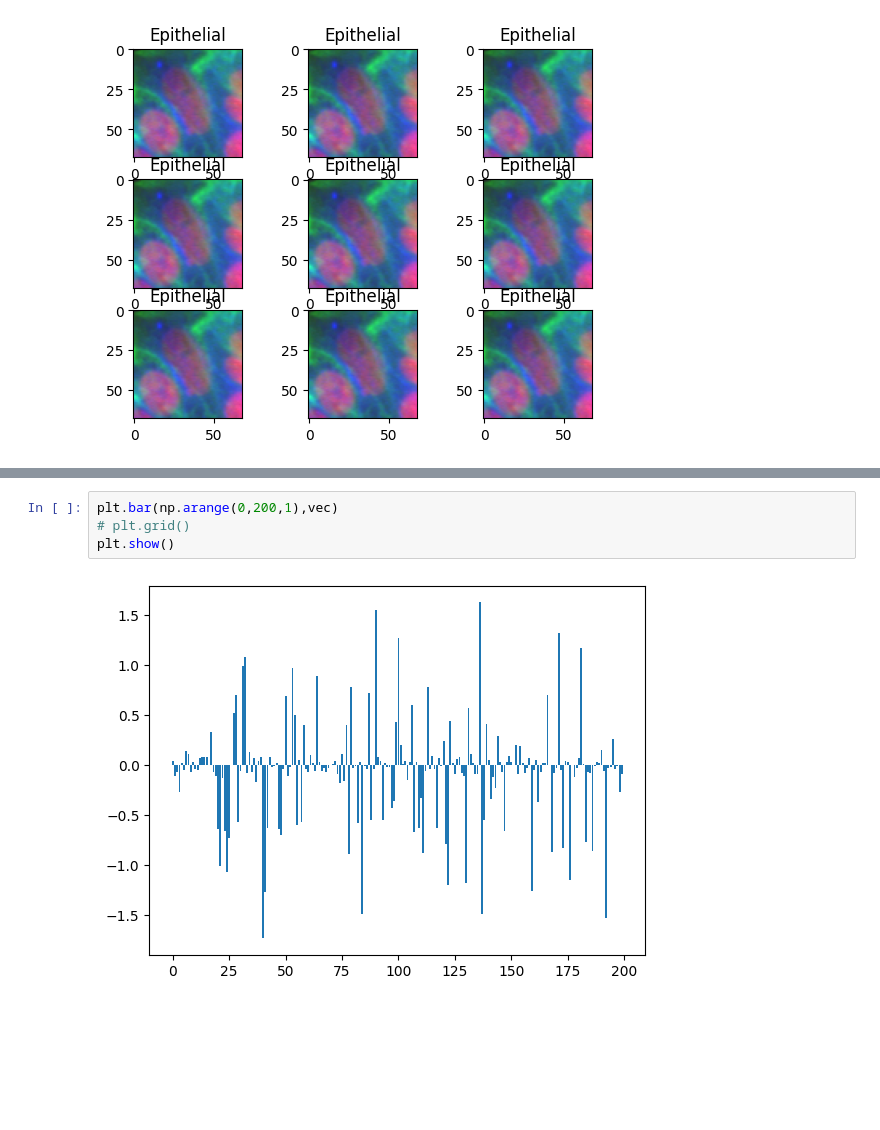
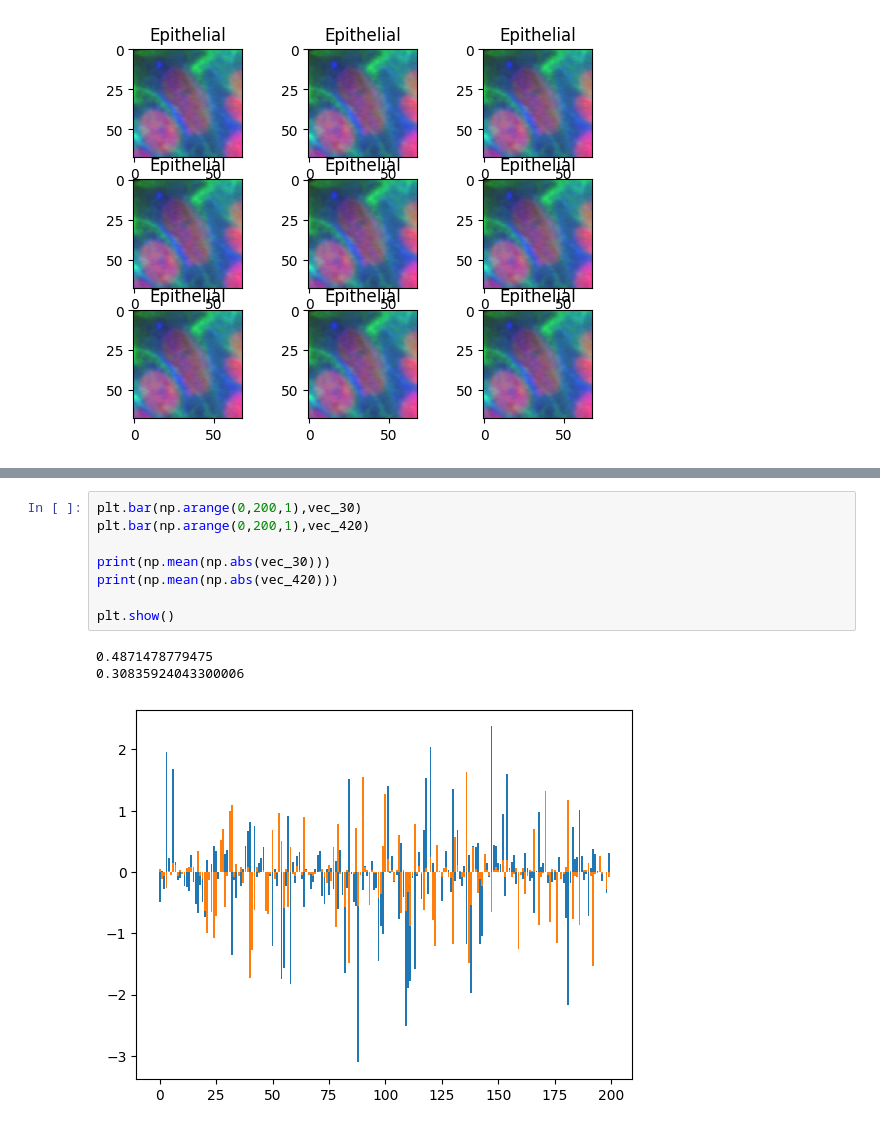
Before and after one commit to 02456-DeepLearning/SparseVAE-Cell-Images, a Jupyter notebook: src/viz.ipynb, the cells around one changed output, grey strips where cells are left out. Drawn from its saved outputs; the diff is of its cells as text; blank space fills up the shorter version.

```diff
--- a/src/viz.ipynb
+++ b/src/viz.ipynb
@@ -49,6 +50,12 @@ vec = np.array([0.044361472,-0.10677618,-0.06382878,-0.26618272,0.025728818,-0.0
 # %%
-plt.bar(np.arange(0,200,1),vec)
-# plt.grid()
+plt.bar(np.arange(0,200,1),vec_30)
+plt.bar(np.arange(0,200,1),vec_420)
+
+print(np.mean(np.abs(vec_30)))
+print(np.mean(np.abs(vec_420)))
+
 plt.show()
 # %% [output]
+0.4871478779475
+0.30835924043300006
-[figure, old version]
+[figure, new version]
```
Also changed, not shown: parts of 2 cells of this notebook, 3 other files.
